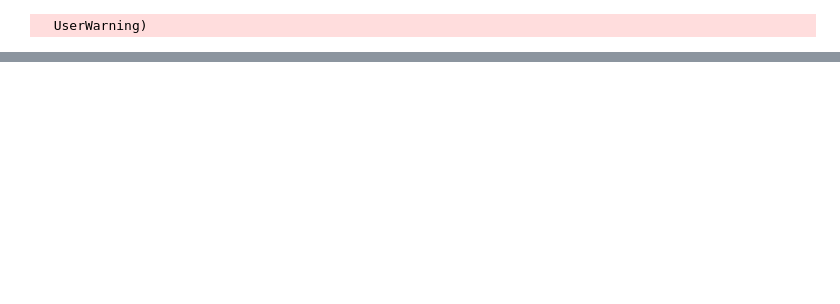
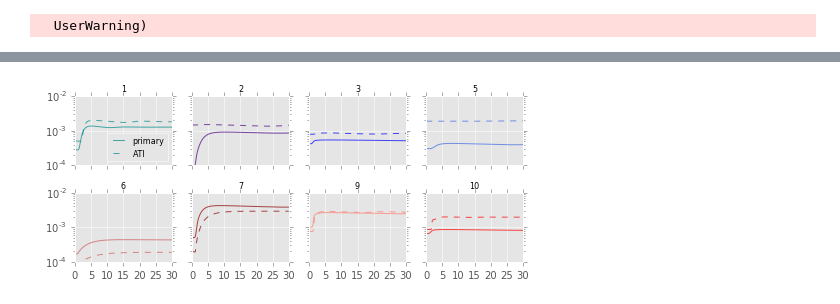
Before and after one commit to dbrvs/monkeys, a Jupyter notebook: fitting_the_model.ipynb, the cells around one changed output, grey strips where cells are left out. Drawn from its saved outputs; the diff is of its cells as text; code cells hidden in the pictures; blank space fills up the shorter version.

Commit message:
code updates
seems to have worked this time

```diff
--- a/fitting_the_model.ipynb
+++ b/fitting_the_model.ipynb
@@ -439,0 +442,44 @@ plt.savefig('figures/cov_mean_ATI.pdf')
+# %%
+#simulate immune response
+
+#simulating the whole trajectory given the ART intervention etc
+alz=0.7
+
+fig,axarr = plt.subplots(2,4,sharex=True,sharey=True,figsize=(7,3),dpi=600)
+
+t1=np.linspace(0,30*7,1e3) #week timeseries
+t2=np.linspace(0,30*7,1e3) #week timeseries
+
+dt=t[1]
+
+#initial conditions that are always true regardless of model
+U0=0      #no infected cells
+P0=0      #productively infected cells
+V0=0.03   #start with 30 copies per mL
+
+Bt=1e-4; dI=1; tau=0.05; p=5e4; g=23; aE=1e-4; #pegged parameters
+
+for m in range(8):
+    ax=axarr[int(np.floor(m/4))][m%4]
+    ax.set_title(mati[m]+1,fontsize=8)
+
+    aS,dS,dE,E50,w,k,S0,E0=po_arr[:,mati[m]]
+    sol=odeint(model_1, [S0,U0,P0,E0,V0], t1,
+               (aS,dS,Bt,tau,dI,dI,k,aE,dE,E50,w,p,g), mxstep=1000)
+    imm=w*sol[:,3]/(sol[:,3]+E50)*dt #immune response over time
+    #imm=sol[:,3]
+    ax.semilogy(t1/7,imm,color=cz_list[mati[m]],alpha=alz)
+
+    aS,dS,dE,E50,w,k,S0,E0=po_arrA[:,m] #ATI values
+    sol=odeint(model_1, [S0,U0,P0,E0,V0], t2,
+               (aS,dS,Bt,tau,dI,dI,k,aE,dE,E50,w,p,g), mxstep=1000)
+    imm=w*sol[:,3]/(sol[:,3]+E50)*dt #immune response over time
+
+    #imm=sol[:,3]
+    ax.semilogy(t2/7,imm,color=cz_list[mati[m]],ls='--',alpha=alz)
+
+axarr[0][0].legend(['primary','ATI'],fontsize=8,loc=4)
+fig.tight_layout()
+fig.savefig('figures/sim_immunity.pdf')  # No warning now
+# %% [output]
+[figure, added]
```
Also changed, not shown: parts of 6 cells of this notebook, 19 other files.
